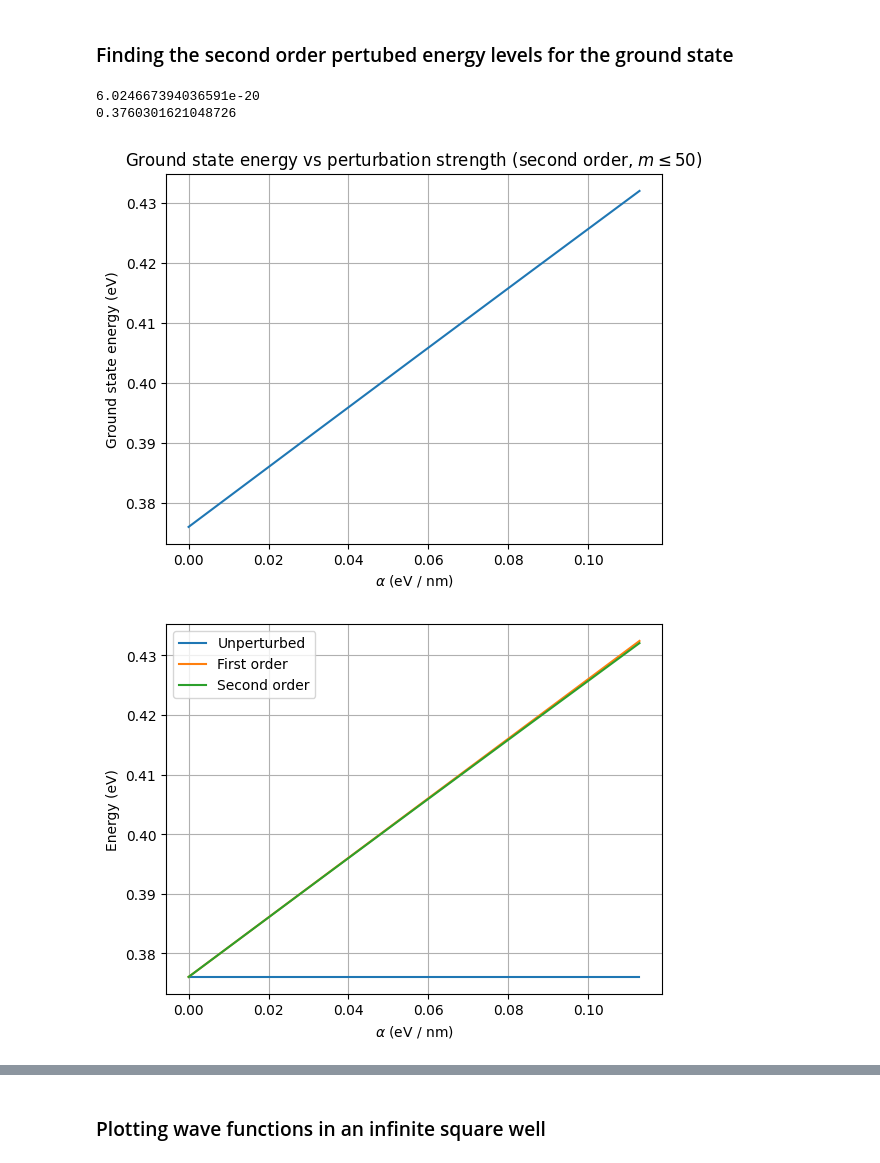
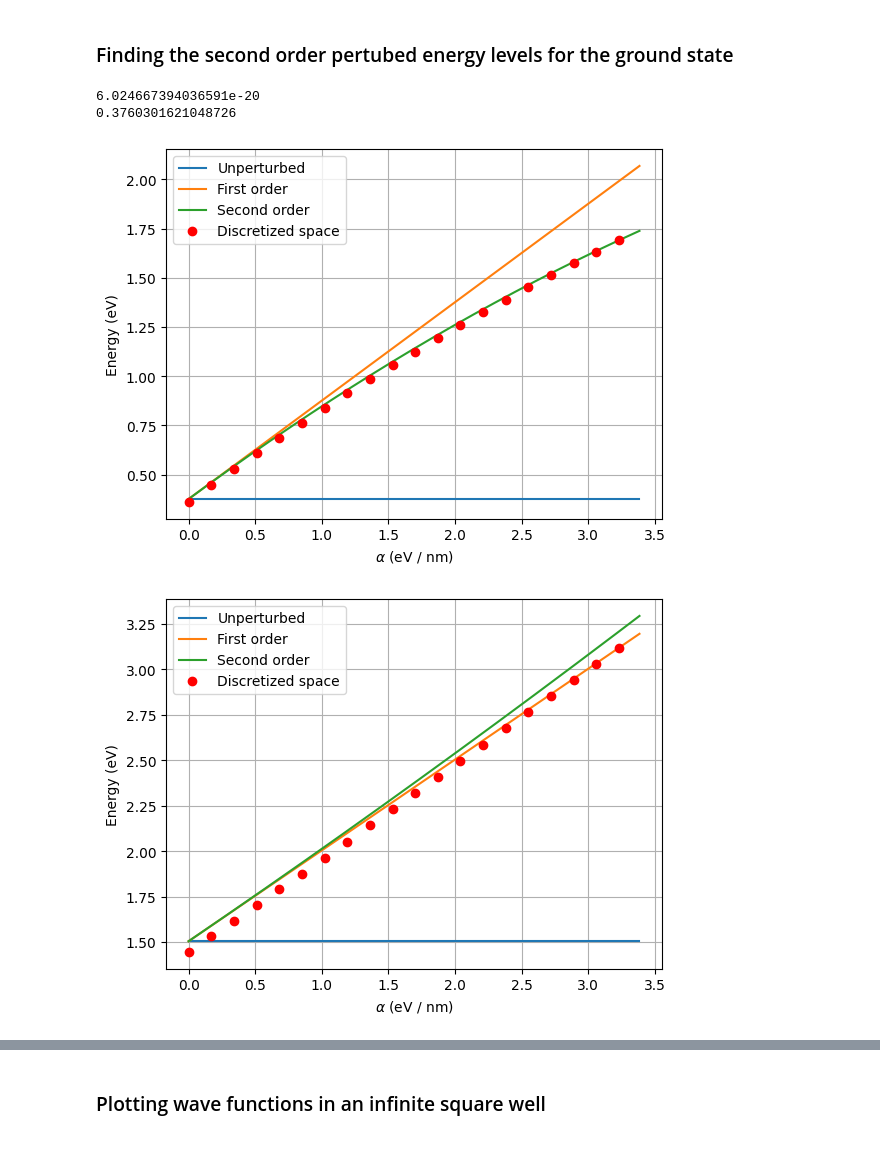
Before and after one commit to GijsKUU/QuantumMechanicsPractical1, a Jupyter notebook: Perturbation.ipynb, the cells around one changed output, grey strips where cells are left out. Saved outputs shown, nothing was run; the diff lists cells and outputs as text; code cells hidden in the pictures.

Commit message:
Overlayed discretization with perturbation

```diff
--- a/Perturbation.ipynb
+++ b/Perturbation.ipynb
@@ -71,61 +130,104 @@ We choose alpha such that the first-order perturbative correction becomes compar
 """
 alpha_min = 0
 delta_E = (3 * (np.pi**2) * (sc.hbar**2)) / (2 * particle_mass * (well_length**2))
-alpha_max = delta_E  / well_length
+alpha_max = delta_E  / well_length * 3
 num_steps = 200
 alpha_values = np.linspace(alpha_min, alpha_max, num_steps)
 
 E0 = unperturbed_energy(1, particle_mass, well_length)
+E1 = unperturbed_energy(2, particle_mass, well_length)
+N = 100 # amount of discretized steps per wave function
 
 # list of ground state energies for different alphas
 E_ground = []
+E_firstexcited = []
+Ground_discretized = []
+Excited_discretized = []
 
-for alpha in alpha_values:
-    E1 = first_order_correction(alpha, well_length)
-    E2 = second_order_correction_groundstate(
+
+for index,alpha in enumerate(alpha_values):
+    # Energy levels for the ground state
+    E1n = first_order_correction(alpha, well_length)    # E(1)n, as this is the same for all states
+    E21 = second_order_correction_groundstate(          # E(2)1
         alpha,
         particle_mass,
         well_length,
         max_n=50
     )
-    E_ground.append(E0 + E1 + E2)
+    E_ground.append(E0 + E1n + E21)
+
+    # energy levels for the first excited state
+    E22 = second_order_correction_first_excited_state(
+        alpha,
+        particle_mass,
+        well_length,
+        max_m=50
+    )
+    E_firstexcited.append(E1 + E1n + E22)
+
+    # energy levels for discretized space, only save a couple of points
+    if(index % 10 == 0):
+        singleResult = sorted(discretization(well_length, N, particle_mass, alpha))
+        Ground_discretized.append(singleResult[0]/sc.electron_volt)
+        Excited_discretized.append(singleResult[1]/sc.electron_volt)
+
 
 # Array of all ground-state energy levels in joules for range of alpha values
 E_ground = np.array(E_ground)
+E_firstexcited = np.array(E_firstexcited)
 
-# From joules to eV
+# Converting joules to eV
 E_ground_ev = E_ground / sc.electron_volt
+E_firstexcited_ev = E_firstexcited / sc.electron_volt
+
 alpha_ev_per_nm = alpha_values * well_length / sc.electron_volt
 
+# creating a list of energy values with only the first correction applied, in eV
+E_first_only_ev_ground = (E0 + alpha_values * well_length / 2) / sc.electron_volt
+E_first_only_ev_firstexcited = (E1 + ((alpha_values * well_length) / 2)) / sc.electron_volt
+
+# Plotting for the ground state
 plt.figure()
-plt.plot(alpha_ev_per_nm, E_ground_ev)
+plt.plot(alpha_ev_per_nm, E0 / sc.electron_volt * np.ones_like(alpha_values)) # unperturbed energy
+plt.plot(alpha_ev_per_nm, E_first_only_ev_ground) # first-order correction
+plt.plot(alpha_ev_per_nm, E_ground_ev)  # second-order correction
+plt.plot(alpha_ev_per_nm[::10], Ground_discretized, 'ro') # we need to take a slice of the alpha per eV set
+
 plt.xlabel(r'$\alpha$ (eV / nm)')
-plt.ylabel('Ground state energy (eV)')
-plt.title('Ground state energy vs perturbation strength (second order, $m \\leq 50$)')
+plt.ylabel('Energy (eV)')
+plt.legend(['Unperturbed', 'First order', 'Second order', 'Discretized space'])
 plt.grid(True)
 plt.show()
 
 
-E_first_only = E0 + alpha_values * well_length / 2
-
+# Plotting for the first excited state
 plt.figure()
-plt.plot(alpha_ev_per_nm, E0 / sc.electron_volt * np.ones_like(alpha_values))
-plt.plot(alpha_ev_per_nm, E_first_only / sc.electron_volt)
-plt.plot(alpha_ev_per_nm, E_ground_ev)
+plt.plot(alpha_ev_per_nm, E1 / sc.electron_volt * np.ones_like(alpha_values)) # unperturbed energy
+plt.plot(alpha_ev_per_nm, E_first_only_ev_firstexcited) # first order correction
+plt.plot(alpha_ev_per_nm, E_firstexcited_ev)
+plt.plot(alpha_ev_per_nm[::10], Excited_discretized, 'ro')
 
 plt.xlabel(r'$\alpha$ (eV / nm)')
 plt.ylabel('Energy (eV)')
-plt.legend(['Unperturbed', 'First order', 'Second order'])
+plt.legend(['Unperturbed', 'First order', 'Second order', 'Discretized space'])
 plt.grid(True)
 plt.show()
-
 
 for max_n in [2, 4, 6, 10, 20, 50]:
     E2 = second_order_correction_groundstate(alpha_max, particle_mass, well_length, max_n)
     print(max_n, E2 / sc.electron_volt)
+
+for max_m in [1, 3, 5, 10, 20, 50]:
+    E22 = second_order_correction_first_excited_state(
+        alpha_max,
+        particle_mass,
+        well_length,
+        max_m=max_m
+    )
+    print(max_m, E22 / sc.electron_volt)
 # %% [output]
 6.024667394036591e-20
 0.3760301621048726
-[figure, old version]
+[figure, new version]
-[figure, old version]
+[figure, new version]
 2 -0.0
```
Also changed, not shown: parts of 5 cells of this notebook, 1 other file.
